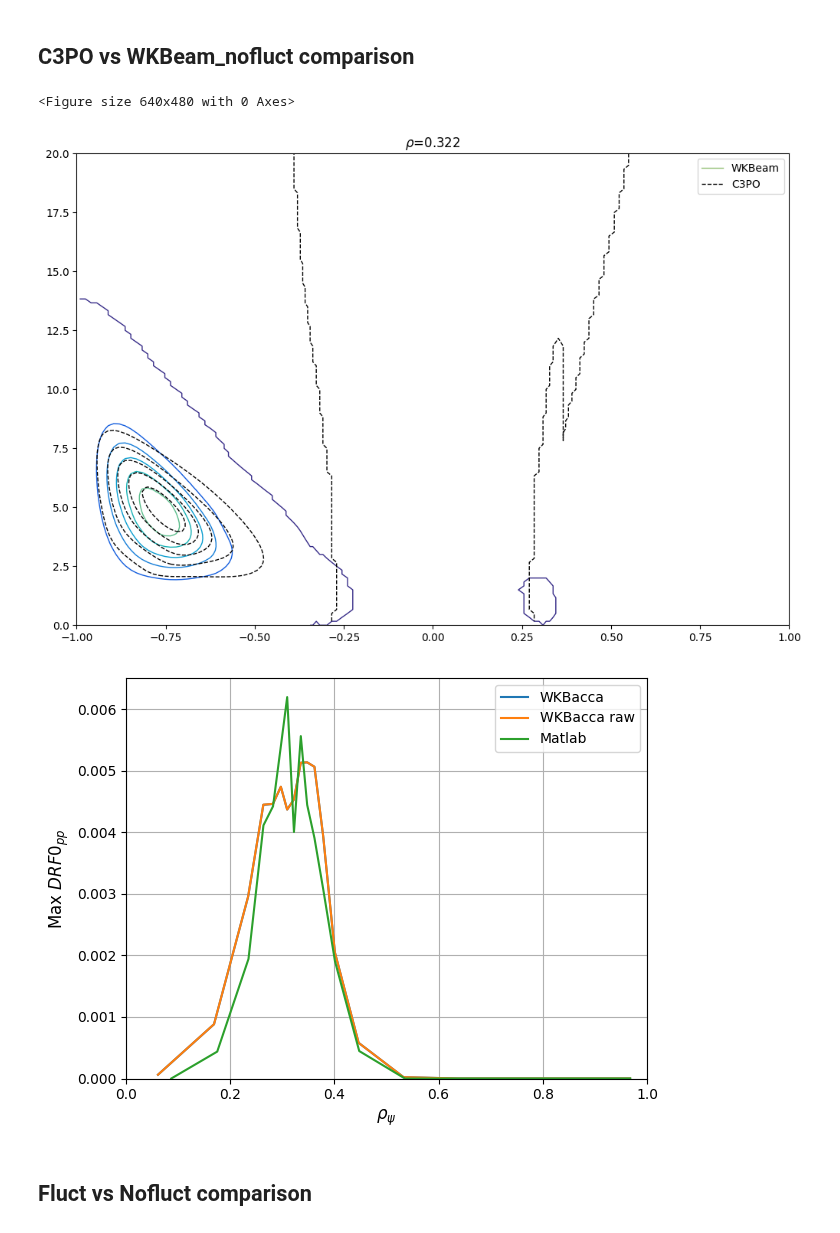
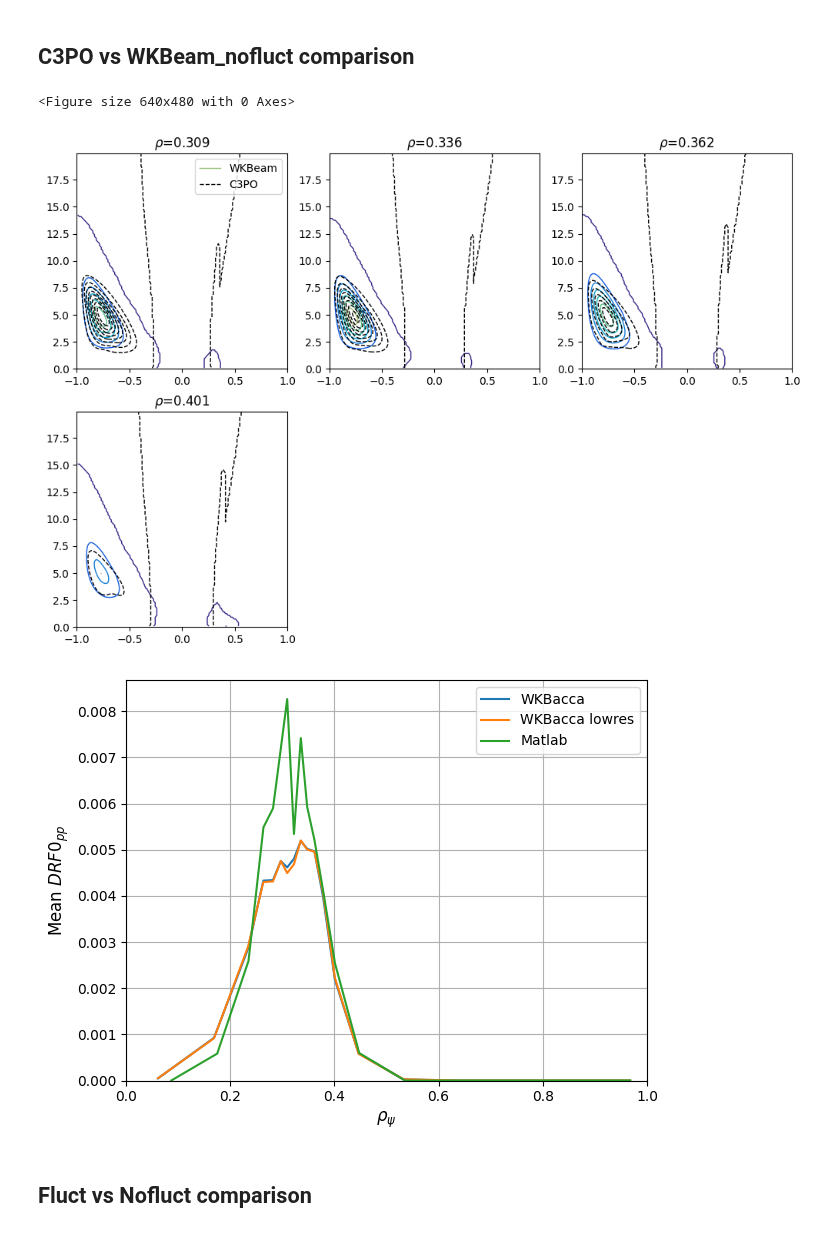
Before and after one commit to EwoutDevlaminck/WKBacca_QL, a Jupyter notebook: QL_analysis.ipynb, the cells around one changed output. Saved outputs shown, nothing was run; the diff lists cells and outputs as text; code cells hidden in the pictures.

```diff
--- a/QL_analysis.ipynb
+++ b/QL_analysis.ipynb
@@ -66,7 +66,7 @@ parula_map = LinearSegmentedColormap.from_list('parula', cm_data)
 parula_map.set_under(cm_data[0])
 # %%
 filename_nofluct        = '/home/devlamin/WKbeam_simulations/TCV_85352_1.3_nofluct/output/QL_waves_TCV_85352_1.3_nofluct_sparse.h5'
-filename_fluct          = '/home/devlamin/WKbeam_simulations/TCV_85352_1.3_nofluct/output/QL_waves_TCV_85352_1.3_nofluct_nofilt_sparse.h5'
+filename_fluct          = '/home/devlamin/WKbeam_simulations/TCV_85352_1.3_nofluct/output/QL_waves_TCV_85352_1.3_nofluct_lowres_sparse.h5'
 
 matlab_file         = '/home/devlamin/WKbeam_simulations/TCV_85352_1.3_fluct/output/Drf_data.mat'
 
@@ -93,14 +93,14 @@ print(max_mat, min_mat)
 file_nofluct = h5py.File(filename_nofluct, 'r')
 file_fluct = h5py.File(filename_fluct, 'r')
 # Read the data
-
+freq = file_nofluct['FreqGHz'][()]
 # First read the absorption profiles
 rho_abs_nofluct = file_nofluct['rho_abs'][()]
 dP_drho_nofluct = file_nofluct['dP_drho'][()]
 rho_abs_fluct = file_fluct['rho_abs'][()]
 dP_drho_fluct = file_fluct['dP_drho'][()]
 # Select the wanted grid
-grid = 'wh'
+grid = 'hh'
 dataname = 'DRF0_' + grid
 
 psi = file_nofluct['psi'][()]
@@ -330,15 +334,15 @@ plt.show()
 ## Creating the full otput arrays from sparse data
 # %%
 # Create the full 1D array from the sparse data
-QL_bounce_flat = np.zeros(p_norm_w.shape[0]*ksi0_h.shape[0]*psi.shape[0]*harmonics.shape[0])
+QL_bounce_flat = np.zeros(p_norm_h.shape[0]*ksi0_h.shape[0]*psi.shape[0]*harmonics.shape[0])
 QL_bounce_flat[QL_mask] = QL_bounce_sparse
-QL_bounce = QL_bounce_flat.reshape((p_norm_w.shape[0], ksi0_h.shape[0], psi.shape[0], harmonics.shape[0]), order='F')
+QL_bounce = QL_bounce_flat.reshape((p_norm_h.shape[0], ksi0_h.shape[0], psi.shape[0], harmonics.shape[0]), order='F')
 QL_bounce = np.transpose(QL_bounce, (1, 0, 2, 3))
 print(QL_bounce.shape)
 
-QL_bounce_flat_fluct = np.zeros(p_norm_w_fluct.shape[0]*ksi0_h_fluct.shape[0]*psi_fluct.shape[0]*harmonics_fluct.shape[0])
+QL_bounce_flat_fluct = np.zeros(p_norm_h_fluct.shape[0]*ksi0_h_fluct.shape[0]*psi_fluct.shape[0]*harmonics_fluct.shape[0])
 QL_bounce_flat_fluct[QL_mask_fluct] = QL_bounce_sparse_fluct
-QL_bounce_fluct = QL_bounce_flat_fluct.reshape((p_norm_w_fluct.shape[0], ksi0_h_fluct.shape[0], psi_fluct.shape[0], harmonics_fluct.shape[0]), order='F')
+QL_bounce_fluct = QL_bounce_flat_fluct.reshape((p_norm_h_fluct.shape[0], ksi0_h_fluct.shape[0], psi_fluct.shape[0], harmonics_fluct.shape[0]), order='F')
 QL_bounce_fluct = np.transpose(QL_bounce_fluct, (1, 0, 2, 3))
 print(QL_bounce_fluct.shape)
 # %% [output]
@@ -401,41 +405,41 @@ min_mat = np.min(Drf_mat)
 plt.figure()
 plt.figure(figsize=(12, 8))
 plotindex = 1
-for i in range(7, len(psi)-10, 3):
-    ax = plt.subplot(1, 1, plotindex)
+for i in range(6, len(psi)-6, 2):
+    ax = plt.subplot(2, 3, plotindex)
     plotindex += 1
     #ax.pcolormesh(ksi0, p_norm,DRF_pp_fluct[:, :, i].T, cmap=parula_map, vmin=min_nofluct, vmax=max_nofluct)
     ax.contour(ksi0, p_norm, DRF_pp_nofluct[:, :, i].T, np.linspace(min_mat, max_mat, 10), cmap=parula_map, linestyles='-', linewidths=1)
 
-    ax.contour(ksi0, p_norm[1:], Drf_mat[:, :, i], np.linspace(min_mat, max_mat, 10), colors='k', linestyles='dashed', linewidths=1)
+    ax.contour(ksi0, p_norm, Drf_mat[:, :, i], np.linspace(min_mat, max_mat, 10), colors='k', linestyles='dashed', linewidths=1)
     ax.set_ylim(0, p_max)
     ax.set_xlim(-1, 1)
     ax.set_title(rf'$\rho$={np.sqrt(psi[i]):.3f}')
 
     if plotindex == 2:
         h1 = plt.Line2D([0], [0], color=cm_data[40], linestyle='-', linewidth=1, label='WKBeam')
         h2 = plt.Line2D([0], [0], color='k', linestyle='dashed', linewidth=1, label='C3PO')
         ax.legend(handles=[h1, h2])
 
 plt.show()
 
 plt.figure()
 plt.plot(rho_abs_nofluct, np.mean(DRF_pp_nofluct[:, :, :], axis=(0, 1)), label='WKBacca')
-plt.plot(rho_abs_nofluct, np.mean(DRF_pp_fluct[:, :, :], axis=(0, 1)), label='WKBacca raw')
+plt.plot(rho_abs_nofluct, np.mean(DRF_pp_fluct[:, :, :], axis=(0, 1)), label='WKBacca lowres')
 
-plt.plot(rho_mat, 0.75*np.mean(Drf_mat[:, :, :], axis=(0, 1)), label='Matlab')
+plt.plot(rho_mat, np.mean(Drf_mat[:, :, :], axis=(0, 1)), label='Matlab')
 plt.xlabel(r'$\rho_{\psi}$', fontsize=12)
-plt.ylabel('Max $DRF0_{pp}$', fontsize=12)
+plt.ylabel('Mean $DRF0_{pp}$', fontsize=12)
 plt.xlim([0, 1])
 plt.ylim(0)
 plt.legend()
 plt.grid()
 plt.tight_layout()
 plt.show()
 # %% [output]
 <Figure size 640x480 with 0 Axes>
-[figure, old version]
+[figure, new version]
-[figure, old version]
+[figure, new version]
 # %% [markdown]
 ## Fluct vs Nofluct comparison
 # %%
```
Also changed, not shown: parts of 11 cells of this notebook, 44 other files.
